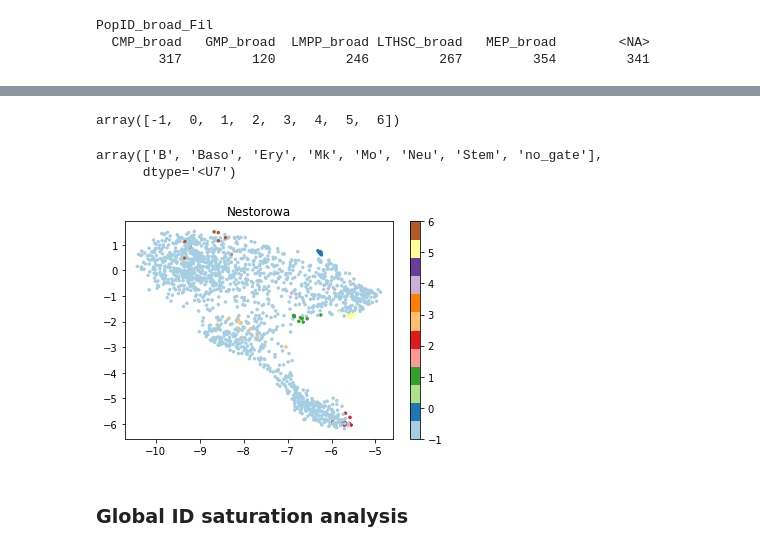
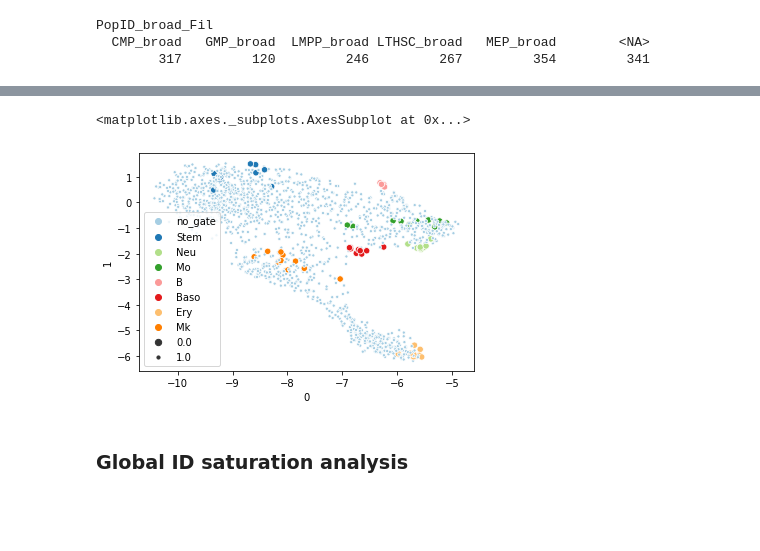
Before and after one commit to j-bac/id-concentration, a Jupyter notebook: notebooks/Test-concentration-estimators-nestorowa.ipynb, the cells around one changed output, grey strips where cells are left out. Cells and saved outputs as stored; diff of their text form; code cells hidden in the pictures; blank space fills up the shorter version.

```diff
--- a/notebooks/Test-concentration-estimators-nestorowa.ipynb
+++ b/notebooks/Test-concentration-estimators-nestorowa.ipynb
@@ -479,3 +376,0 @@ cell_types = [acronyms[cell_types.loc[cell_id, 'celltype']]
-# %%
-numerical_labels=dict(zip(np.arange(8),np.unique(cell_types)))
-numerical_labels[-1] = numerical_labels.pop(7)
@@ -486,9 +376,0 @@ numerical_labels[numerical_labels==7]=-1
-# %%
-np.unique(numerical_labels)
-# %% [output]
-array([-1,  0,  1,  2,  3,  4,  5,  6])
-# %%
-np.unique(cell_types)
-# %% [output]
-array(['B', 'Baso', 'Ery', 'Mk', 'Mo', 'Neu', 'Stem', 'no_gate'],
-      dtype='<U7')
@@ -497,7 +377,16 @@ np.random.seed(0);umap_emb = umap.UMAP(n_neighbors=20).fit_transform(nestorowa,y
-# %%
-plt.scatter(umap_emb[:,0],umap_emb[:,1],c=numerical_labels,cmap=plt.cm.Paired,s=6);plt.title('Nestorowa');plt.colorbar();plt.show()
-# %% [output]
-[figure, removed]
+# %%
+s=np.zeros(len(cell_types))
+s[np.where(numerical_labels==-1)]=1
+# %%
+df=pd.DataFrame(umap_emb)
+sns.scatterplot(df[0],df[1],
+                hue=cell_types,
+                palette=sns.color_palette('Paired', len(np.unique(cell_types))),
+                size=s,
+                sizes=[40,10])#;plt.title('Nestorowa')
+# %% [output]
+<matplotlib.axes._subplots.AxesSubplot at 0x...>
+[figure, added]
 # %% [markdown]
 ### Global ID saturation analysis
 # %%
```
Also changed, not shown: parts of 28 cells of this notebook, 21 other files.
